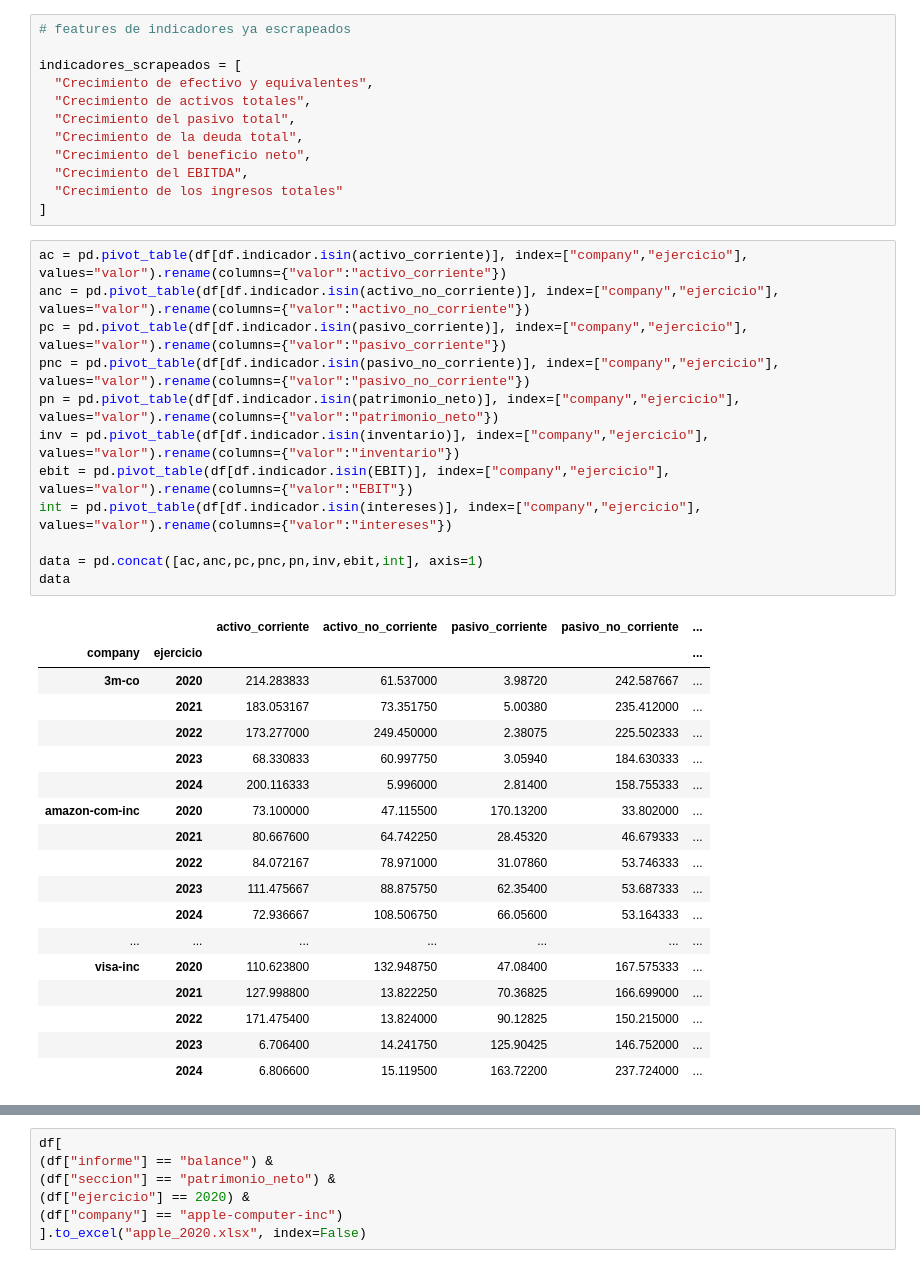
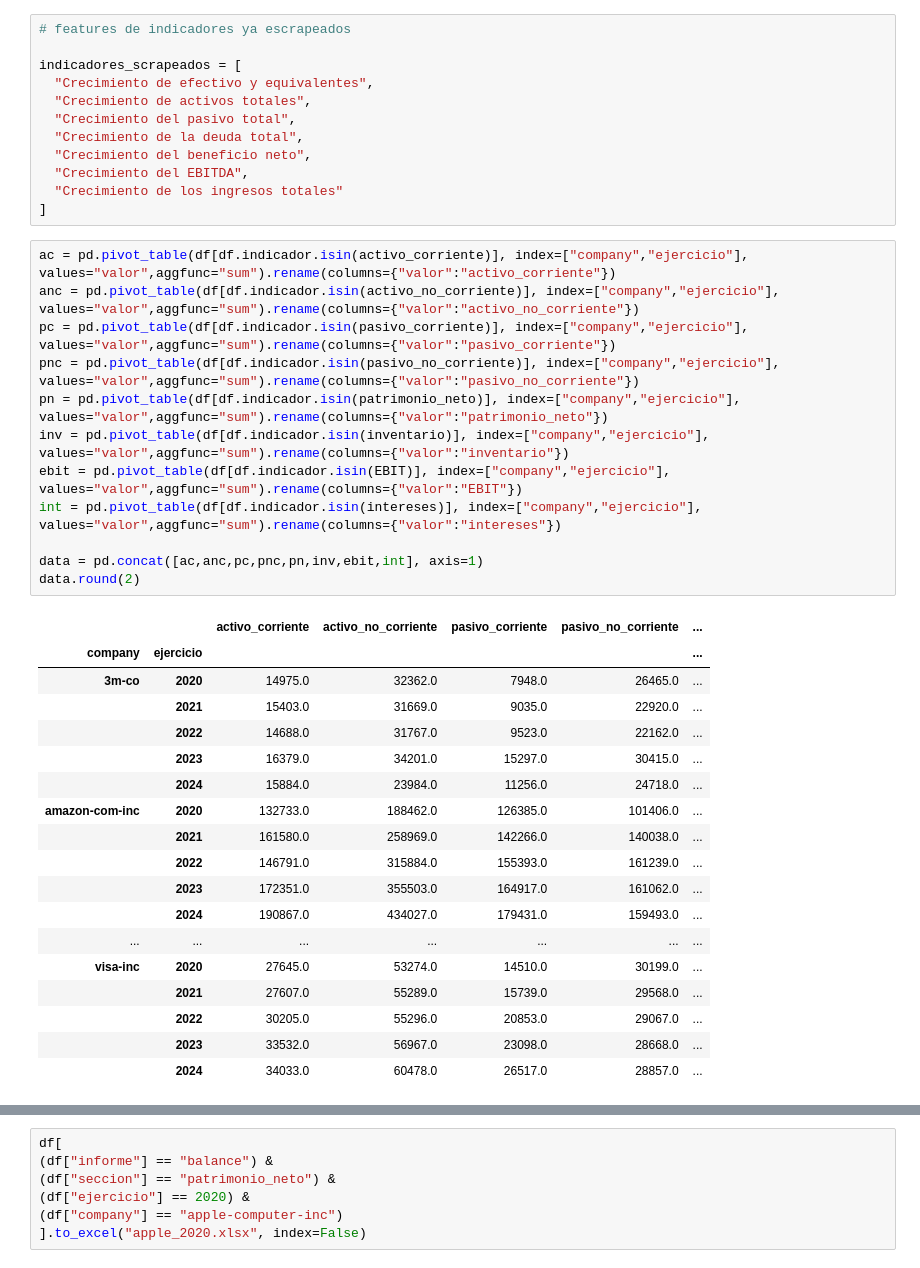
Before and after one commit to ivanjavierparra/MCD-Web-Mining, a Jupyter notebook: calculo-ratios-balance.ipynb, the cells around one changed output, grey strips where cells are left out. Saved outputs shown, nothing was run; the diff lists cells and outputs as text.

```diff
--- a/calculo-ratios-balance.ipynb
+++ b/calculo-ratios-balance.ipynb
@@ -107,33 +107,33 @@ indicadores_scrapeados = [
   "Crecimiento de los ingresos totales"
 ]
 # %%
-ac = pd.pivot_table(df[df.indicador.isin(activo_corriente)], index=["company","ejercicio"], values="valor").rename(columns={"valor":"activo_corriente"})
-anc = pd.pivot_table(df[df.indicador.isin(activo_no_corriente)], index=["company","ejercicio"], values="valor").rename(columns={"valor":"activo_no_corriente"})
-pc = pd.pivot_table(df[df.indicador.isin(pasivo_corriente)], index=["company","ejercicio"], values="valor").rename(columns={"valor":"pasivo_corriente"})
-pnc = pd.pivot_table(df[df.indicador.isin(pasivo_no_corriente)], index=["company","ejercicio"], values="valor").rename(columns={"valor":"pasivo_no_corriente"})
-pn = pd.pivot_table(df[df.indicador.isin(patrimonio_neto)], index=["company","ejercicio"], values="valor").rename(columns={"valor":"patrimonio_neto"})
-inv = pd.pivot_table(df[df.indicador.isin(inventario)], index=["company","ejercicio"], values="valor").rename(columns={"valor":"inventario"})
-ebit = pd.pivot_table(df[df.indicador.isin(EBIT)], index=["company","ejercicio"], values="valor").rename(columns={"valor":"EBIT"})
-int = pd.pivot_table(df[df.indicador.isin(intereses)], index=["company","ejercicio"], values="valor").rename(columns={"valor":"intereses"})
+ac = pd.pivot_table(df[df.indicador.isin(activo_corriente)], index=["company","ejercicio"], values="valor",aggfunc="sum").rename(columns={"valor":"activo_corriente"})
+anc = pd.pivot_table(df[df.indicador.isin(activo_no_corriente)], index=["company","ejercicio"], values="valor",aggfunc="sum").rename(columns={"valor":"activo_no_corriente"})
+pc = pd.pivot_table(df[df.indicador.isin(pasivo_corriente)], index=["company","ejercicio"], values="valor",aggfunc="sum").rename(columns={"valor":"pasivo_corriente"})
+pnc = pd.pivot_table(df[df.indicador.isin(pasivo_no_corriente)], index=["company","ejercicio"], values="valor",aggfunc="sum").rename(columns={"valor":"pasivo_no_corriente"})
+pn = pd.pivot_table(df[df.indicador.isin(patrimonio_neto)], index=["company","ejercicio"], values="valor",aggfunc="sum").rename(columns={"valor":"patrimonio_neto"})
+inv = pd.pivot_table(df[df.indicador.isin(inventario)], index=["company","ejercicio"], values="valor",aggfunc="sum").rename(columns={"valor":"inventario"})
+ebit = pd.pivot_table(df[df.indicador.isin(EBIT)], index=["company","ejercicio"], values="valor",aggfunc="sum").rename(columns={"valor":"EBIT"})
+int = pd.pivot_table(df[df.indicador.isin(intereses)], index=["company","ejercicio"], values="valor",aggfunc="sum").rename(columns={"valor":"intereses"})
 
 data = pd.concat([ac,anc,pc,pnc,pn,inv,ebit,int], axis=1)
-data
+data.round(2)
 # %% [output]
 |  |  | activo_corriente | activo_no_corriente | pasivo_corriente | pasivo_no_corriente | ... |
 | company | ejercicio |  |  |  |  | ... |
-| 3m-co | 2020 | 214.283833 | 61.537000 | 3.98720 | 242.587667 | ... |
-|  | 2021 | 183.053167 | 73.351750 | 5.00380 | 235.412000 | ... |
-|  | 2022 | 173.277000 | 249.450000 | 2.38075 | 225.502333 | ... |
-|  | 2023 | 68.330833 | 60.997750 | 3.05940 | 184.630333 | ... |
-|  | 2024 | 200.116333 | 5.996000 | 2.81400 | 158.755333 | ... |
-| amazon-com-inc | 2020 | 73.100000 | 47.115500 | 170.13200 | 33.802000 | ... |
-|  | 2021 | 80.667600 | 64.742250 | 28.45320 | 46.679333 | ... |
-|  | 2022 | 84.072167 | 78.971000 | 31.07860 | 53.746333 | ... |
-|  | 2023 | 111.475667 | 88.875750 | 62.35400 | 53.687333 | ... |
-|  | 2024 | 72.936667 | 108.506750 | 66.05600 | 53.164333 | ... |
+| 3m-co | 2020 | 14975.0 | 32362.0 | 7948.0 | 26465.0 | ... |
+|  | 2021 | 15403.0 | 31669.0 | 9035.0 | 22920.0 | ... |
+|  | 2022 | 14688.0 | 31767.0 | 9523.0 | 22162.0 | ... |
+|  | 2023 | 16379.0 | 34201.0 | 15297.0 | 30415.0 | ... |
+|  | 2024 | 15884.0 | 23984.0 | 11256.0 | 24718.0 | ... |
+| amazon-com-inc | 2020 | 132733.0 | 188462.0 | 126385.0 | 101406.0 | ... |
+|  | 2021 | 161580.0 | 258969.0 | 142266.0 | 140038.0 | ... |
+|  | 2022 | 146791.0 | 315884.0 | 155393.0 | 161239.0 | ... |
+|  | 2023 | 172351.0 | 355503.0 | 164917.0 | 161062.0 | ... |
+|  | 2024 | 190867.0 | 434027.0 | 179431.0 | 159493.0 | ... |
 | ... | ... | ... | ... | ... | ... | ... |
-| visa-inc | 2020 | 110.623800 | 132.948750 | 47.08400 | 167.575333 | ... |
-|  | 2021 | 127.998800 | 13.822250 | 70.36825 | 166.699000 | ... |
-|  | 2022 | 171.475400 | 13.824000 | 90.12825 | 150.215000 | ... |
-|  | 2023 | 6.706400 | 14.241750 | 125.90425 | 146.752000 | ... |
-|  | 2024 | 6.806600 | 15.119500 | 163.72200 | 237.724000 | ... |
+| visa-inc | 2020 | 27645.0 | 53274.0 | 14510.0 | 30199.0 | ... |
+|  | 2021 | 27607.0 | 55289.0 | 15739.0 | 29568.0 | ... |
+|  | 2022 | 30205.0 | 55296.0 | 20853.0 | 29067.0 | ... |
+|  | 2023 | 33532.0 | 56967.0 | 23098.0 | 28668.0 | ... |
+|  | 2024 | 34033.0 | 60478.0 | 26517.0 | 28857.0 | ... |
```
Also changed, not shown: parts of 1 cell of this notebook, 2 other files.
